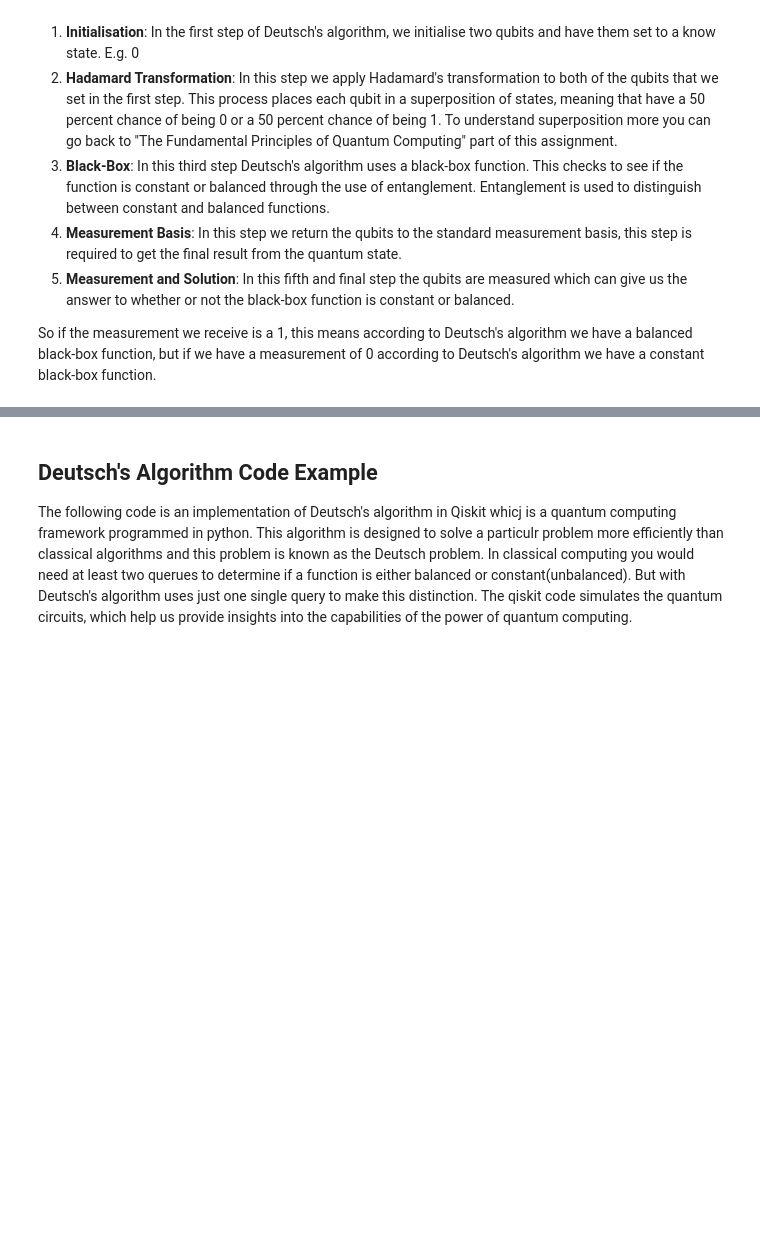
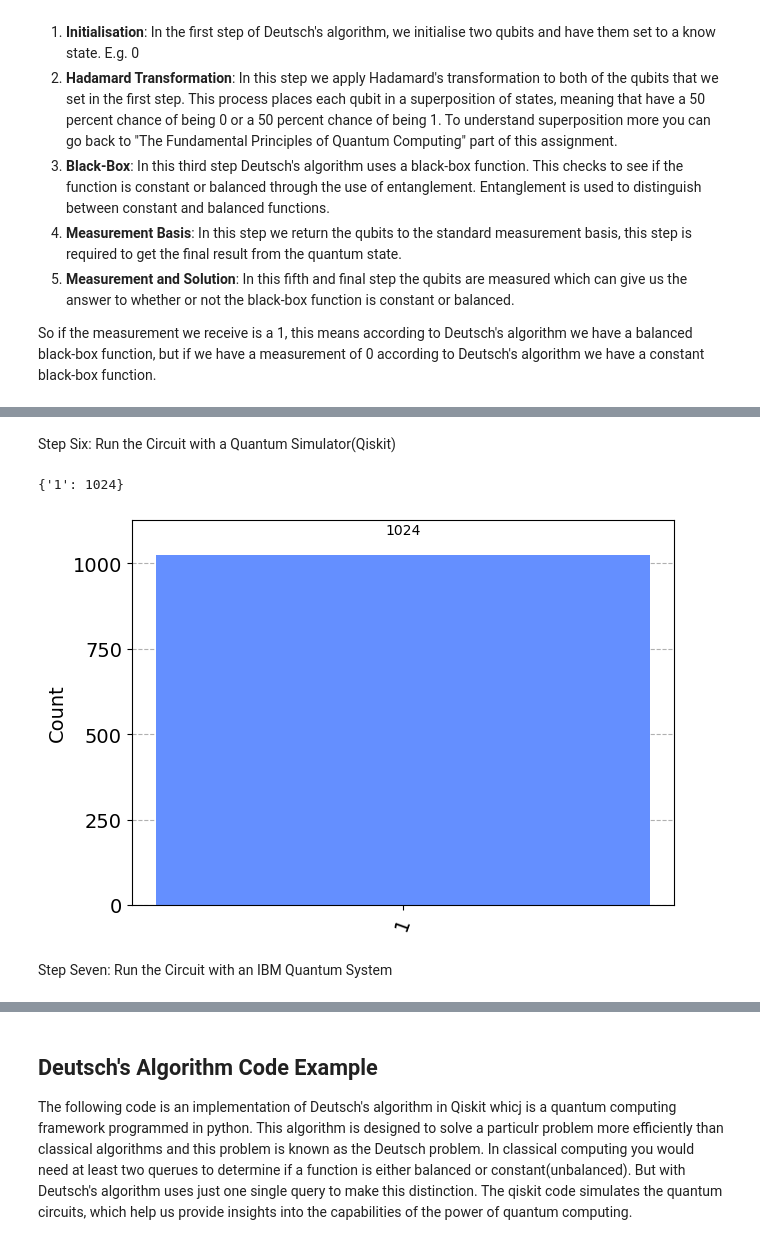
Before and after one commit to ConorPadraigMurphy/EmergingTechnologies, a Jupyter notebook: Project.ipynb, the cells around one changed output, grey strips where cells are left out. Drawn from its saved outputs; the diff is of its cells as text; code cells hidden in the pictures; blank space fills up the shorter version.

Commit message:
Added bit on Qiskit and code for Deutsch's algorithm circuit code

```diff
--- a/Project.ipynb
+++ b/Project.ipynb
@@ -103,0 +125,5 @@ So if the measurement we receive is a 1, this means according to Deutsch's algor
+# %%
+circ.h(0)
+circ.h(1)
+
+print(circ)
@@ -103,0 +139,3 @@ So if the measurement we receive is a 1, this means according to Deutsch's algor
+# %%
+circ.cx(0,1)
+print(circ)
@@ -103,0 +151,4 @@ So if the measurement we receive is a 1, this means according to Deutsch's algor
+# %%
+circ.h(0)
+circ.h(1)
+print(circ)
@@ -103,0 +164,3 @@ So if the measurement we receive is a 1, this means according to Deutsch's algor
+# %%
+circ.measure(0,0)
+print(circ)
@@ -103,0 +175,13 @@ So if the measurement we receive is a 1, this means according to Deutsch's algor
+# %% [markdown]
+Step Six: Run the Circuit with a Quantum Simulator(Qiskit)
+# %%
+backend=Aer.get_backend('qasm_simulator')
+result=execute(circ,backend=backend,shots=1024).result()
+counts=result.get_counts(circ)
+print(counts)
+plot_histogram(counts)
+# %% [output]
+{'1': 1024}
+[figure, added]
+# %% [markdown]
+Step Seven: Run the Circuit with an IBM Quantum System
```
Also changed, not shown: parts of 13 cells of this notebook.
